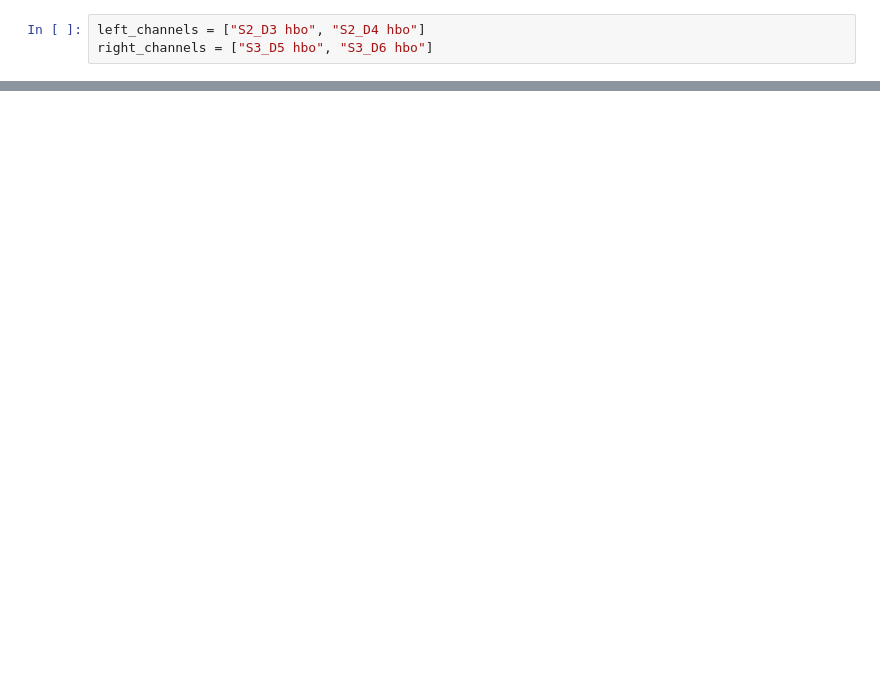
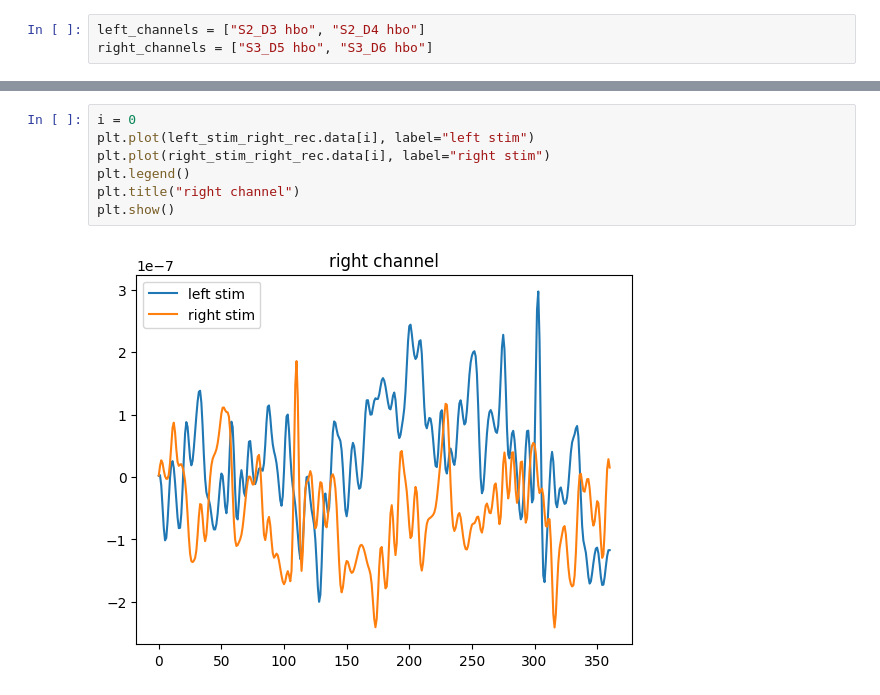
Before and after one commit to neural-imagery/signal-classifier, a Jupyter notebook: load.ipynb, the cells around one changed output, grey strips where cells are left out. Saved outputs shown, nothing was run; the diff lists cells and outputs as text; blank space fills up the shorter version.

```diff
--- a/load.ipynb
+++ b/load.ipynb
@@ -104,3 +112,12 @@ NOTE: pick_channels() is a legacy function. New code should use inst.pick(...).
+# %%
+i = 0
+plt.plot(left_stim_right_rec.data[i], label="left stim")
+plt.plot(right_stim_right_rec.data[i], label="right stim")
+plt.legend()
+plt.title("right channel")
+plt.show()
+# %% [output]
+[figure, added]
 # %%
 epochs["right"].pick(left_channels).plot_image(
     combine="mean",
```
Also changed, not shown: parts of 11 cells of this notebook.
